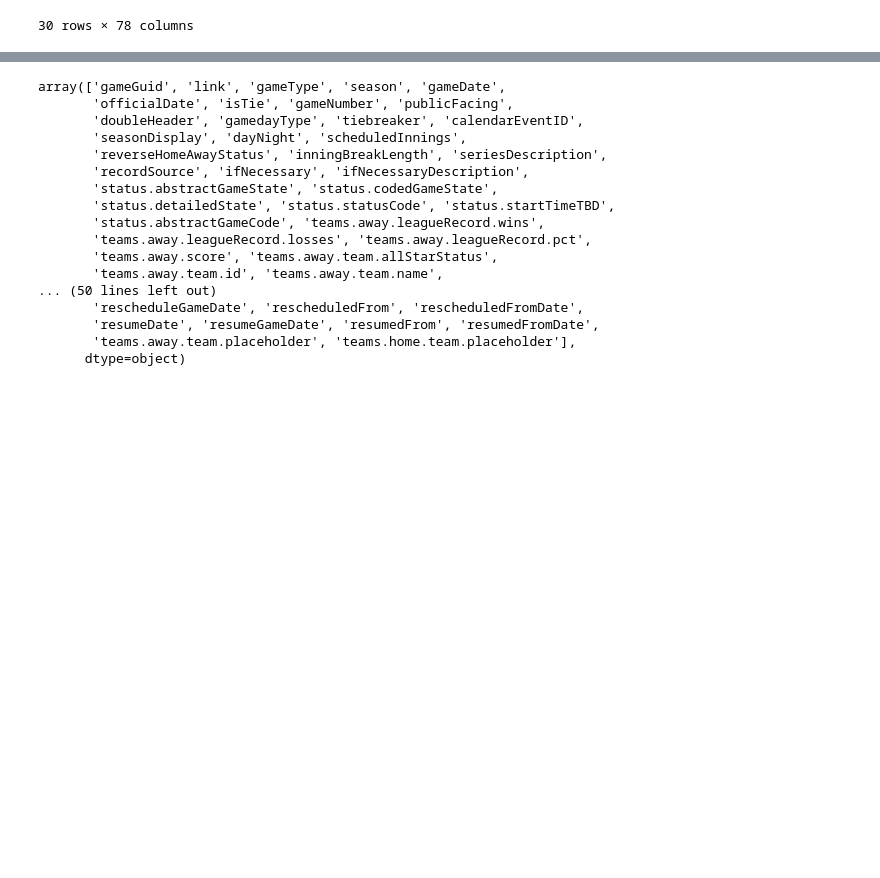
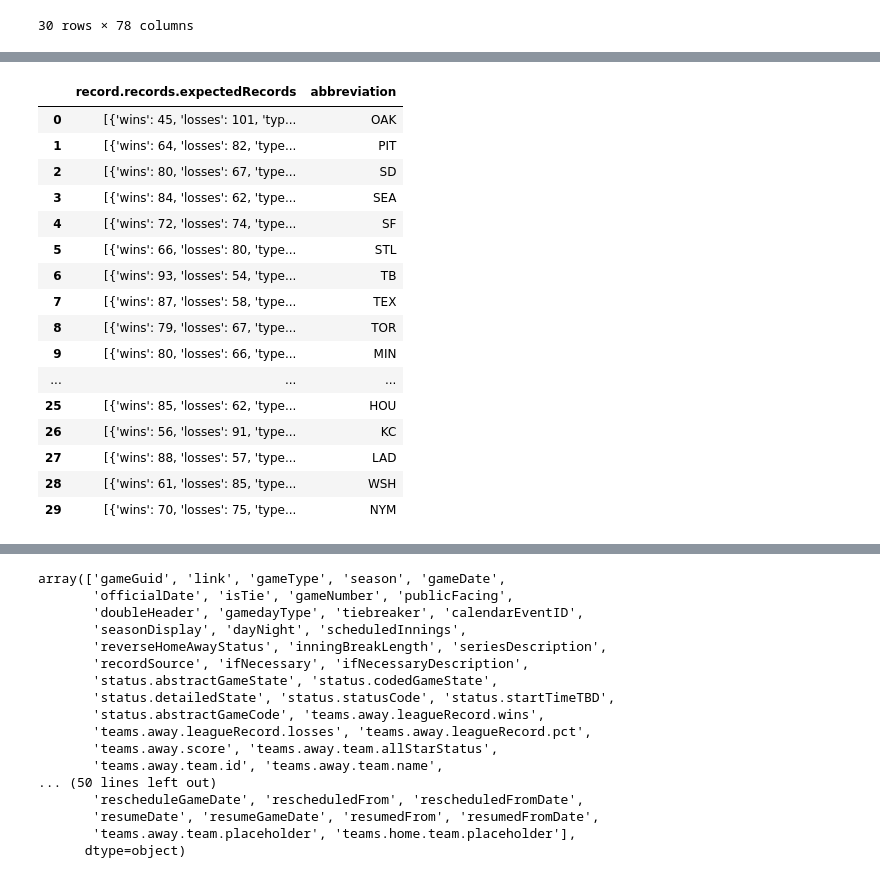
Before and after one commit to sdvinay/playoff_odds, a Jupyter notebook: ds_mlb.ipynb, the cells around one changed output, grey strips where cells are left out. Cells and saved outputs as stored; diff of their text form; code cells hidden in the pictures; blank space fills up the shorter version.

```diff
--- a/ds_mlb.ipynb
+++ b/ds_mlb.ipynb
@@ -32,0 +53,20 @@ teams_df
+# %%
+teams_df[['record.records.expectedRecords', 'abbreviation']]
+# %% [output]
+|  | record.records.expectedRecords | abbreviation |
+| 0 | [{'wins': 45, 'losses': 101, 'typ... | OAK |
+| 1 | [{'wins': 64, 'losses': 82, 'type... | PIT |
+| 2 | [{'wins': 80, 'losses': 67, 'type... | SD |
+| 3 | [{'wins': 84, 'losses': 62, 'type... | SEA |
+| 4 | [{'wins': 72, 'losses': 74, 'type... | SF |
+| 5 | [{'wins': 66, 'losses': 80, 'type... | STL |
+| 6 | [{'wins': 93, 'losses': 54, 'type... | TB |
+| 7 | [{'wins': 87, 'losses': 58, 'type... | TEX |
+| 8 | [{'wins': 79, 'losses': 67, 'type... | TOR |
+| 9 | [{'wins': 80, 'losses': 66, 'type... | MIN |
+| ... | ... | ... |
+| 25 | [{'wins': 85, 'losses': 62, 'type... | HOU |
+| 26 | [{'wins': 56, 'losses': 91, 'type... | KC |
+| 27 | [{'wins': 88, 'losses': 57, 'type... | LAD |
+| 28 | [{'wins': 61, 'losses': 85, 'type... | WSH |
+| 29 | [{'wins': 70, 'losses': 75, 'type... | NYM |
```
Also changed, not shown: parts of 14 cells of this notebook, 1 other file.
